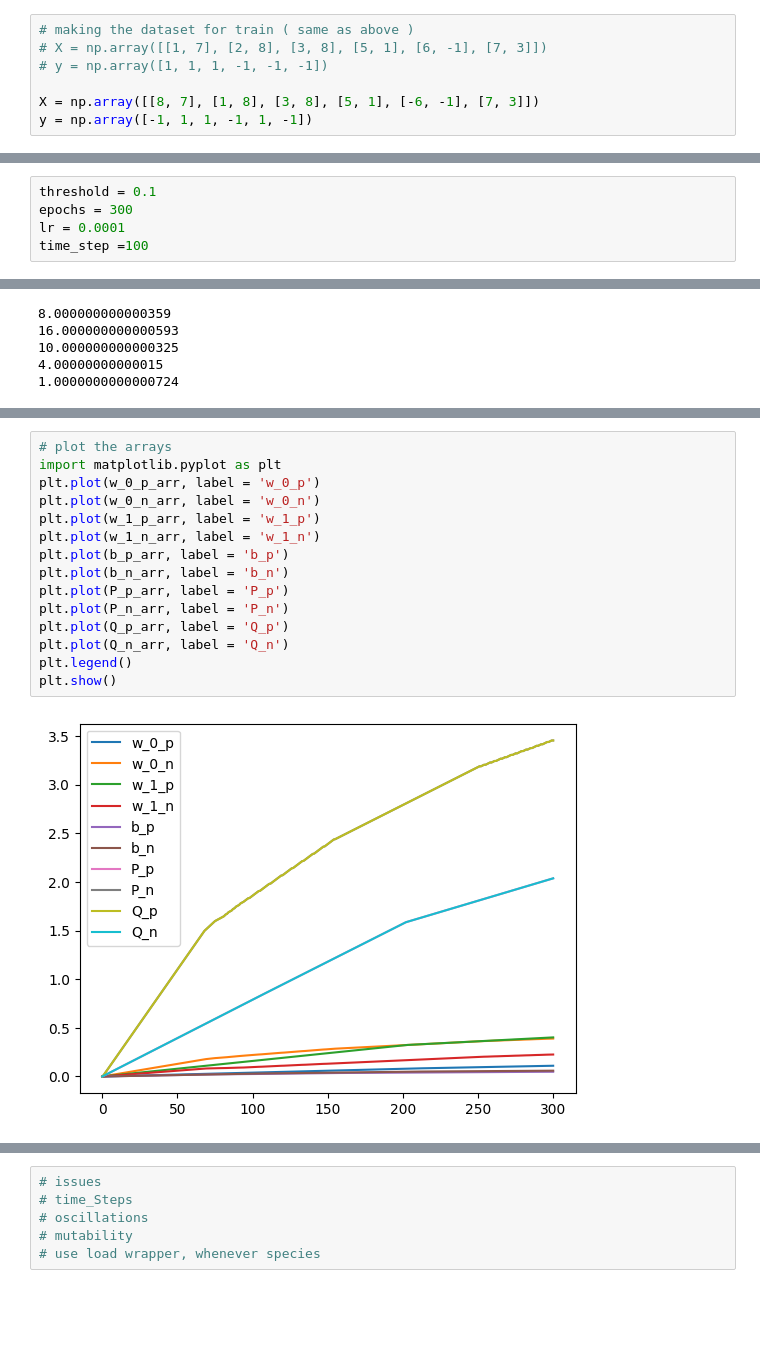
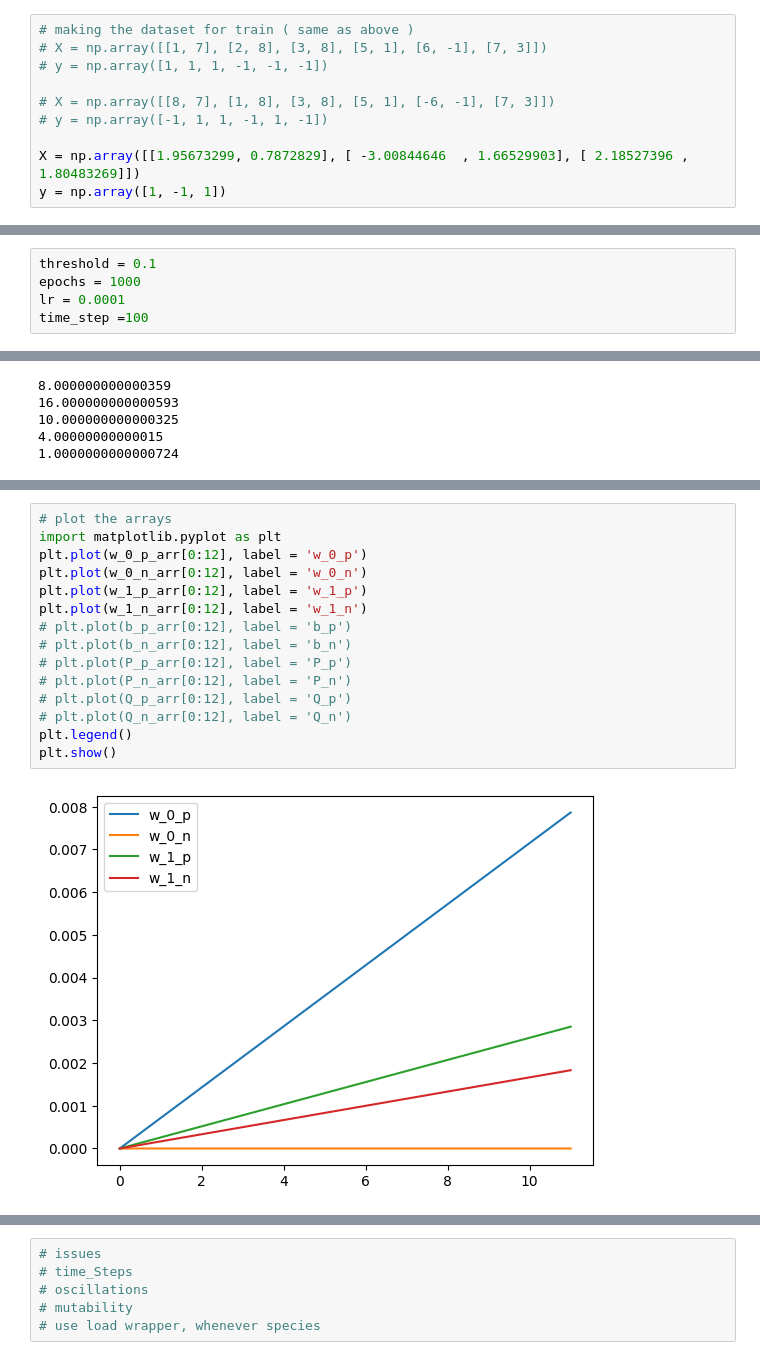
Before and after one commit to AmeyChoudhary/SVM, a Jupyter notebook: SVM_code/main.ipynb, the cells around one changed output, grey strips where cells are left out. Drawn from its saved outputs; the diff is of its cells as text; blank space fills up the shorter version.

```diff
--- a/SVM_code/main.ipynb
+++ b/SVM_code/main.ipynb
@@ -100,8 +100,11 @@ print(clf.loss(X, y)) # 0.0
 # X = np.array([[1, 7], [2, 8], [3, 8], [5, 1], [6, -1], [7, 3]])
 # y = np.array([1, 1, 1, -1, -1, -1])
 
-X = np.array([[8, 7], [1, 8], [3, 8], [5, 1], [-6, -1], [7, 3]])
-y = np.array([-1, 1, 1, -1, 1, -1])
+# X = np.array([[8, 7], [1, 8], [3, 8], [5, 1], [-6, -1], [7, 3]])
+# y = np.array([-1, 1, 1, -1, 1, -1])
+
+X = np.array([[1.95673299, 0.7872829], [ -3.00844646  , 1.66529903], [ 2.18527396 , 1.80483269]])
+y = np.array([1, -1, 1])
 # %%
 
 # for _ in range(self.epochs):
@@ -153,6 +156,6 @@ print(Y_p, Y_n)
 # %%
 threshold = 0.1
-epochs = 300
+epochs = 1000
 lr = 0.0001
 time_step =100
 # %%
@@ -502,20 +505,20 @@ for t in range(epochs):
 # %%
 # plot the arrays
 import matplotlib.pyplot as plt
-plt.plot(w_0_p_arr, label = 'w_0_p')
-plt.plot(w_0_n_arr, label = 'w_0_n')
-plt.plot(w_1_p_arr, label = 'w_1_p')
-plt.plot(w_1_n_arr, label = 'w_1_n')
-plt.plot(b_p_arr, label = 'b_p')
-plt.plot(b_n_arr, label = 'b_n')
-plt.plot(P_p_arr, label = 'P_p')
-plt.plot(P_n_arr, label = 'P_n')
-plt.plot(Q_p_arr, label = 'Q_p')
-plt.plot(Q_n_arr, label = 'Q_n')
+plt.plot(w_0_p_arr[0:12], label = 'w_0_p')
+plt.plot(w_0_n_arr[0:12], label = 'w_0_n')
+plt.plot(w_1_p_arr[0:12], label = 'w_1_p')
+plt.plot(w_1_n_arr[0:12], label = 'w_1_n')
+# plt.plot(b_p_arr[0:12], label = 'b_p')
+# plt.plot(b_n_arr[0:12], label = 'b_n')
+# plt.plot(P_p_arr[0:12], label = 'P_p')
+# plt.plot(P_n_arr[0:12], label = 'P_n')
+# plt.plot(Q_p_arr[0:12], label = 'Q_p')
+# plt.plot(Q_n_arr[0:12], label = 'Q_n')
 plt.legend()
 plt.show()
 # %% [output]
-[figure, old version]
+[figure, new version]
 # %%
 w_0 = w_0_p_arr[-1] - w_0_n_arr[-1]
 w_1 = w_1_p_arr[-1] - w_1_n_arr[-1]
```
Also changed, not shown: parts of 4 cells of this notebook, 2 other files.
